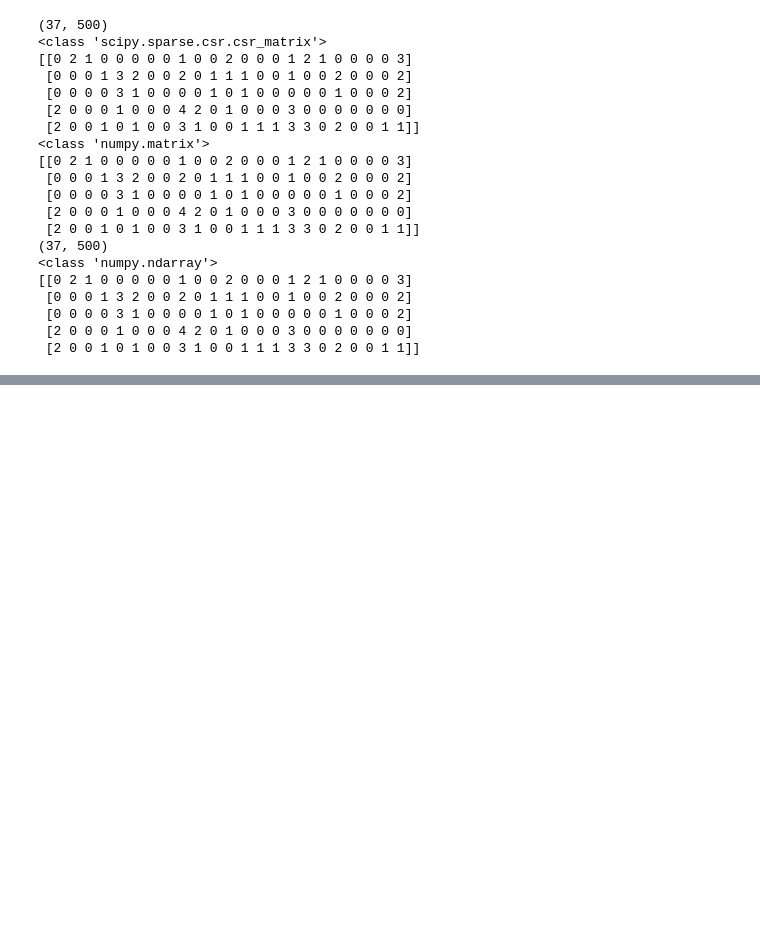
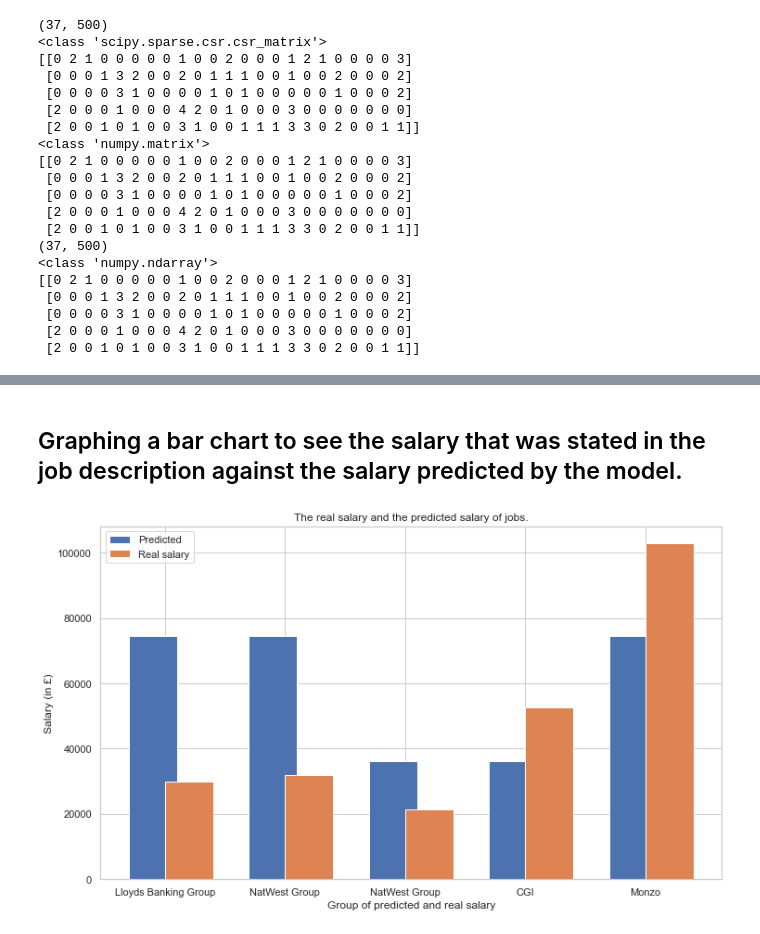
Before and after one commit to Malyrion/Intro-to-AI-CW, a Jupyter notebook: Intro_to_AI_CW.ipynb, the cells around one changed output, grey strips where cells are left out. Saved outputs shown, nothing was run; the diff lists cells and outputs as text; code cells hidden in the pictures; blank space fills up the shorter version.

```diff
--- a/Intro_to_AI_CW.ipynb
+++ b/Intro_to_AI_CW.ipynb
@@ -418,0 +629,4 @@ print(text_vector[:5, :23])
+# %%
+## Mapping the numeric salary prediction from the average of the quantile range
+jobs['Prediction'] = jobs['Prediction'].astype(str).replace('\.[0-9]', '', regex=True).map(string_to_salary)
+jobs
@@ -418,0 +651,21 @@ print(text_vector[:5, :23])
+# %% [markdown]
+## Graphing a bar chart to see the salary that was stated in the job description against the salary predicted by the model.
+# %%
+figure(figsize=(12, 7))
+
+y1 = jobs['Prediction'].head(5)
+y2 = jobs['real_salary'].head(5)
+x1 = jobs['Company'].head(5).values.tolist()
+X = np.arange(len(x1))
+
+plt.bar(X - 0.1, y1, 0.4, label = 'Predicted')
+plt.bar(X + 0.2, y2, 0.4, label = 'Real salary')
+
+plt.xlabel("Group of predicted and real salary")
+plt.xticks(X, x1)
+plt.ylabel("Salary (in £)")
+plt.title("The real salary and the predicted salary of jobs.")
+plt.legend()
+plt.show()
+# %% [output]
+[figure, added]
```
Also changed, not shown: parts of 12 cells of this notebook, 2 other files.
